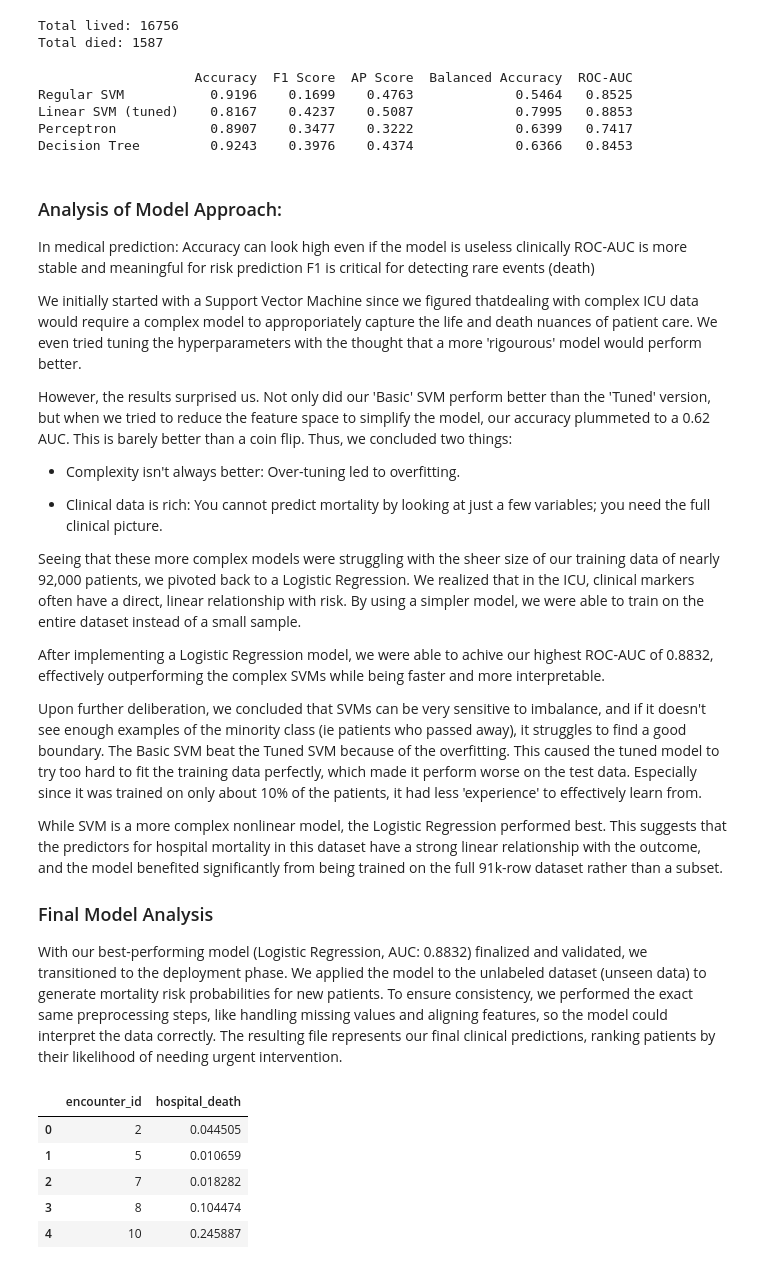
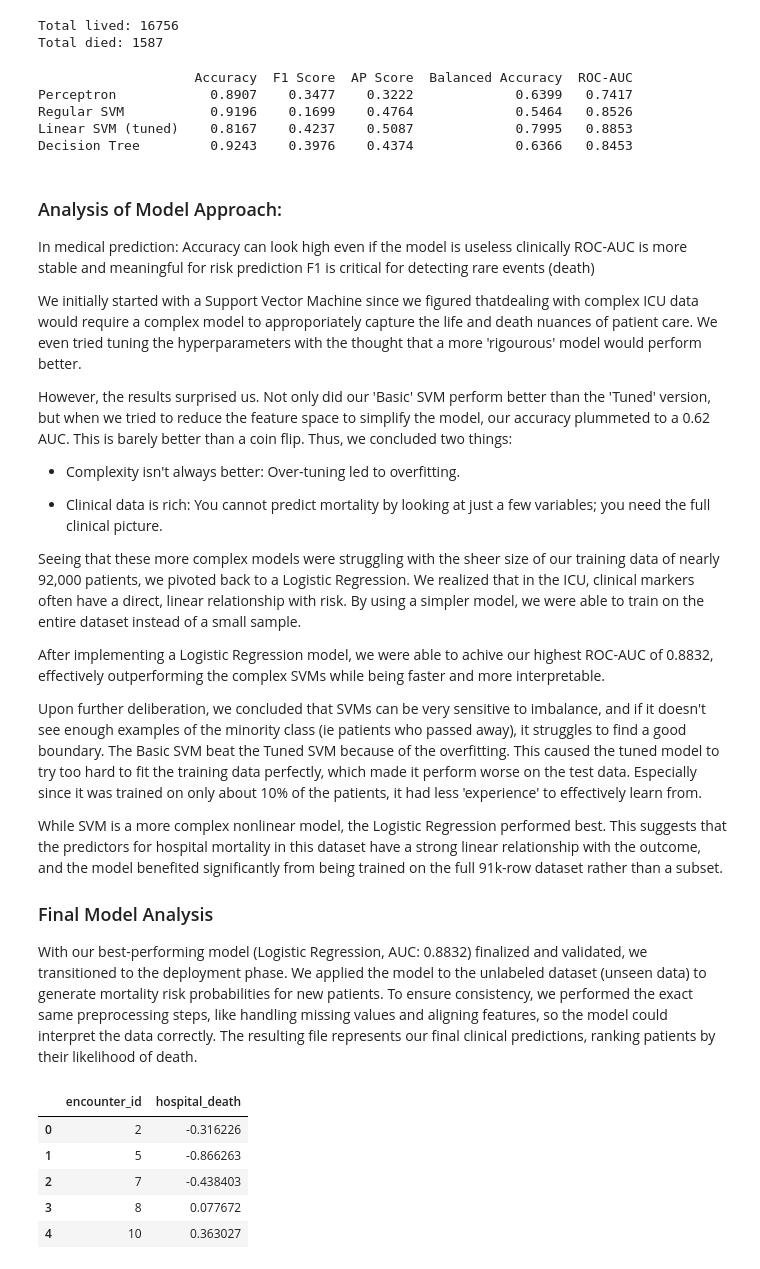
Before and after one commit to ryley05/CS-345-Project, a Jupyter notebook: Project.ipynb, the cells around one changed output. Cells and saved outputs as stored; diff of their text form; code cells hidden in the pictures.

Commit message:
Reorganize things, getting graphs done and working to label and add some more information/analysis tables.

```diff
--- a/Project.ipynb
+++ b/Project.ipynb
@@ -179,7 +179,7 @@ pipe = Pipeline([
 ])
 
 param_grid = {
-    "svm__C": [0.01, 0.1, 1, 10, 100],
+    "svm__C": [0.01, 0.1, 1, 10],
     "svm__class_weight": [None, "balanced"]
 }
 
@@ -335,9 +335,9 @@ def evaluate_model(model, X_test, y_test):
 # Evaluate all models
 results = {}
 
+results["Perceptron"] = evaluate_model(perceptron_model, X_test, y_test)
 results["Regular SVM"] = evaluate_model(basic_svm, X_test, y_test)
 results["Linear SVM (tuned)"] = evaluate_model(best_model, X_test, y_test)
-results["Perceptron"] = evaluate_model(perceptron_model, X_test, y_test)
 results["Decision Tree"] = evaluate_model(tree_model, X_test, y_test)
 
 # Convert to DataFrame
@@ -347,9 +347,9 @@ results_df = results_df.round(4)
 print(results_df)
 # %% [output]
                     Accuracy  F1 Score  AP Score  Balanced Accuracy  ROC-AUC
-Regular SVM           0.9196    0.1699    0.4763             0.5464   0.8525
+Perceptron            0.8907    0.3477    0.3222             0.6399   0.7417
+Regular SVM           0.9196    0.1699    0.4764             0.5464   0.8526
 Linear SVM (tuned)    0.8167    0.4237    0.5087             0.7995   0.8853
-Perceptron            0.8907    0.3477    0.3222             0.6399   0.7417
 Decision Tree         0.9243    0.3976    0.4374             0.6366   0.8453
 # %% [markdown]
 ### Analysis of Model Approach:
@@ -378,34 +378,34 @@ While SVM is a more complex nonlinear model, the Logistic Regression performed b
 
 ### Final Model Analysis
 
-With our best-performing model (Logistic Regression, AUC: 0.8832) finalized and validated, we transitioned to the deployment phase. We applied the model to the unlabeled dataset (unseen data) to generate mortality risk probabilities for new patients. To ensure consistency, we performed the exact same preprocessing steps, like handling missing values and aligning features, so the model could interpret the data correctly. The resulting file represents our final clinical predictions, ranking patients by their likelihood of needing urgent intervention.
+With our best-performing model (Logistic Regression, AUC: 0.8832) finalized and validated, we transitioned to the deployment phase. We applied the model to the unlabeled dataset (unseen data) to generate mortality risk probabilities for new patients. To ensure consistency, we performed the exact same preprocessing steps, like handling missing values and aligning features, so the model could interpret the data correctly. The resulting file represents our final clinical predictions, ranking patients by their likelihood of death.
 # %%
 unlabeled_df = pd.read_csv("unlabeled.csv")
 
 submission_ids = unlabeled_df['encounter_id']
 
 unlabeled_df = unlabeled_df.drop(columns=["encounter_id", "patient_id"], errors="ignore")
 train_medians = df[num_cols].median()
 unlabeled_df[num_cols] = unlabeled_df[num_cols].fillna(train_medians)
 
 unlabeled_df[cat_cols] = unlabeled_df[cat_cols].fillna("Unknown")
 X_unlabeled = pd.get_dummies(unlabeled_df, drop_first = True)
 
 X_unlabeled = X_unlabeled.reindex(columns = X.columns, fill_value = 0)
 
-final_probs = baseline_model.predict_proba(X_unlabeled)[:, 1]
+final_probs = best_model.decision_function(X_unlabeled)
 
 submission = pd.read_csv("solution_template.csv")
 
 submission["hospital_death"] = final_probs
 submission.to_csv("my_final_predictions.csv", index = False)
 
 fin = pd.read_csv("my_final_predictions.csv")
 fin.head()
 # %% [output]
 |  | encounter_id | hospital_death |
-| 0 | 2 | 0.044505 |
-| 1 | 5 | 0.010659 |
-| 2 | 7 | 0.018282 |
-| 3 | 8 | 0.104474 |
-| 4 | 10 | 0.245887 |
+| 0 | 2 | -0.316226 |
+| 1 | 5 | -0.866263 |
+| 2 | 7 | -0.438403 |
+| 3 | 8 | 0.077672 |
+| 4 | 10 | 0.363027 |
```
Also changed, not shown: parts of 1 cell of this notebook, 1 other file.
